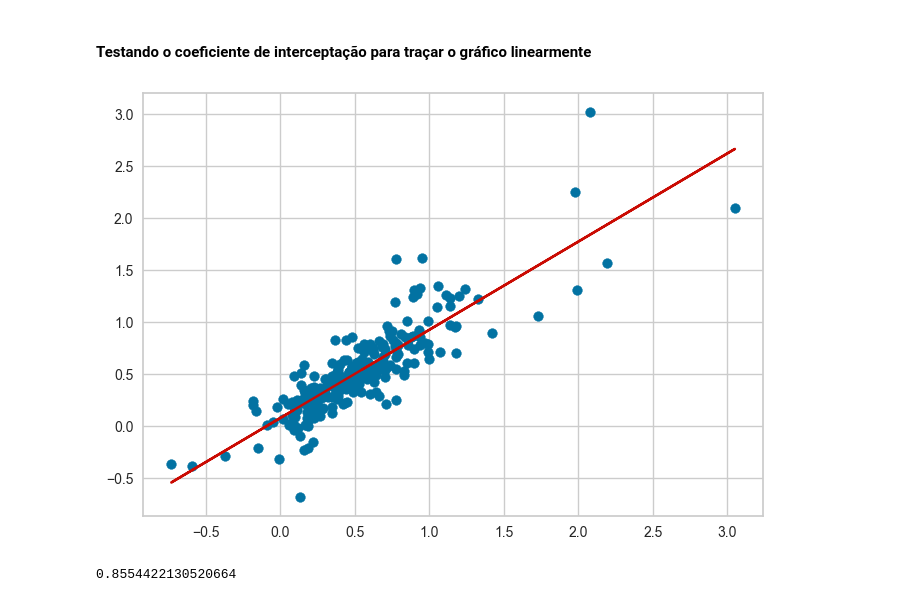
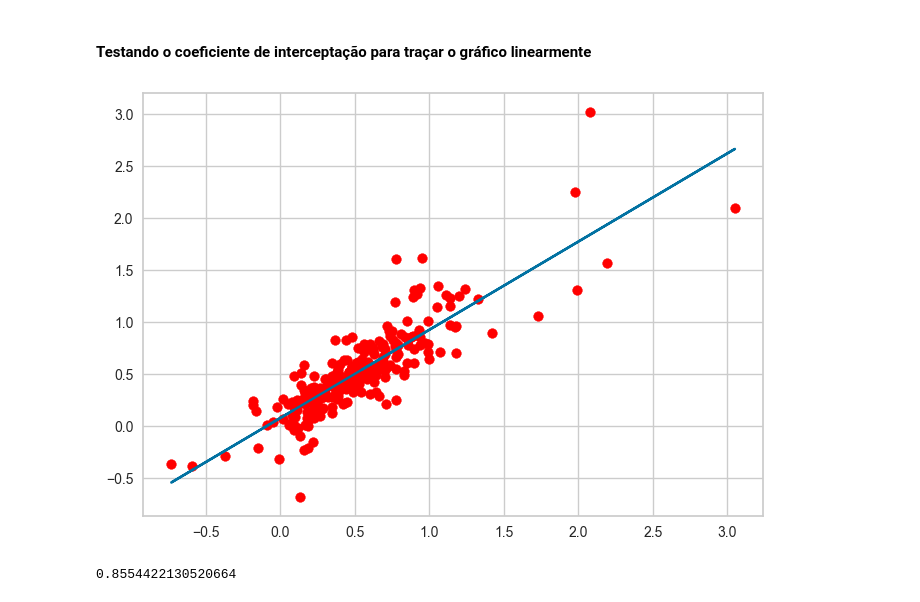
Before and after one commit to msfidelis/machine-learning-field-notes, a Jupyter notebook: python/notebooks/Estatistica/Regressão Linear.ipynb, the cells around one changed output. Cells and saved outputs as stored; diff of their text form; code cells hidden in the pictures.

```diff
--- a/python/notebooks/Estatistica/Regressão Linear.ipynb
+++ b/python/notebooks/Estatistica/Regressão Linear.ipynb
@@ -312,13 +312,13 @@ array([0.0787012])
 # %% [markdown]
 #### Testando o coeficiente de interceptação para traçar o gráfico linearmente
 # %%
-plt.scatter(ipca15_variacao, ipca_variacao)
+plt.scatter(ipca15_variacao, ipca_variacao, c="red")
 x = np.array(ipca15_variacao)
 y = reg.intercept_ + x * reg.coef_
-plt.plot(x, y[0], "r")
+plt.plot(x, y[0], "b")
 plt.show()
 # %% [output]
-[figure, old version]
+[figure, new version]
 # %%
 ipca_variacao.corr(ipca15_variacao)
 # %% [output]
```
Also changed, not shown: parts of 7 cells of this notebook.
